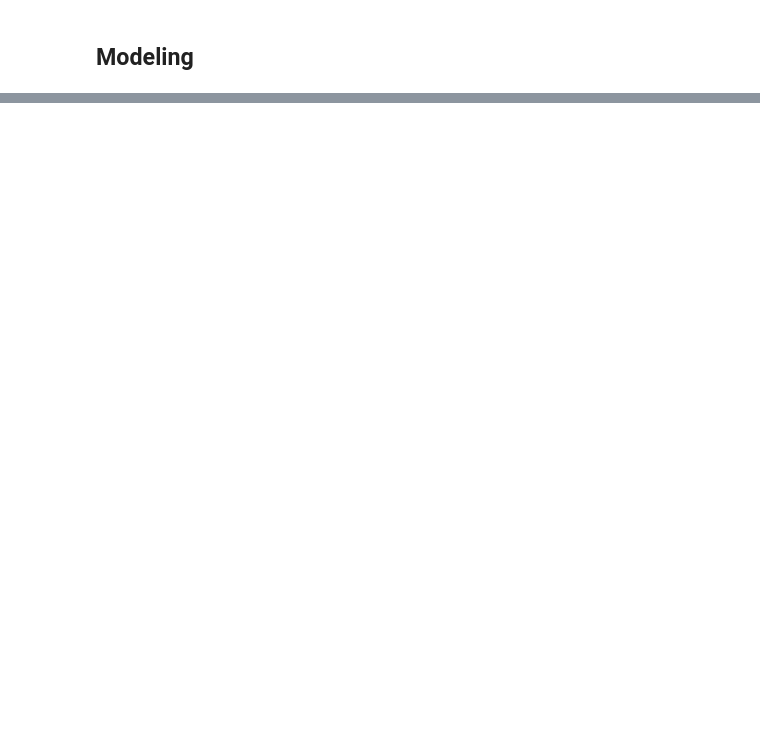
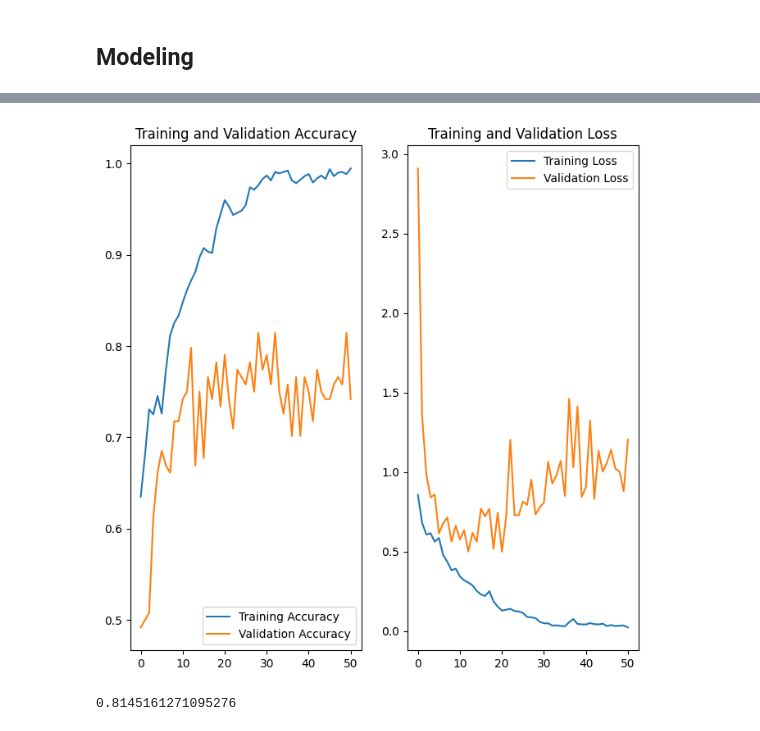
Before and after one commit to BluedreamV1B3/MRSA-Detection, a Jupyter notebook: MRSA Detection.ipynb, the cells around one changed output, grey strips where cells are left out. Saved outputs shown, nothing was run; the diff lists cells and outputs as text; code cells hidden in the pictures; blank space fills up the shorter version.

```diff
--- a/MRSA Detection.ipynb
+++ b/MRSA Detection.ipynb
@@ -220,0 +509,8 @@ plt.show()
+# %%
+plot_training_history(history)
+# %% [output]
+[figure, added]
+# %%
+max(model.history.history["val_accuracy"])
+# %% [output]
+0.8145161271095276
```
Also changed, not shown: parts of 42 cells of this notebook.
